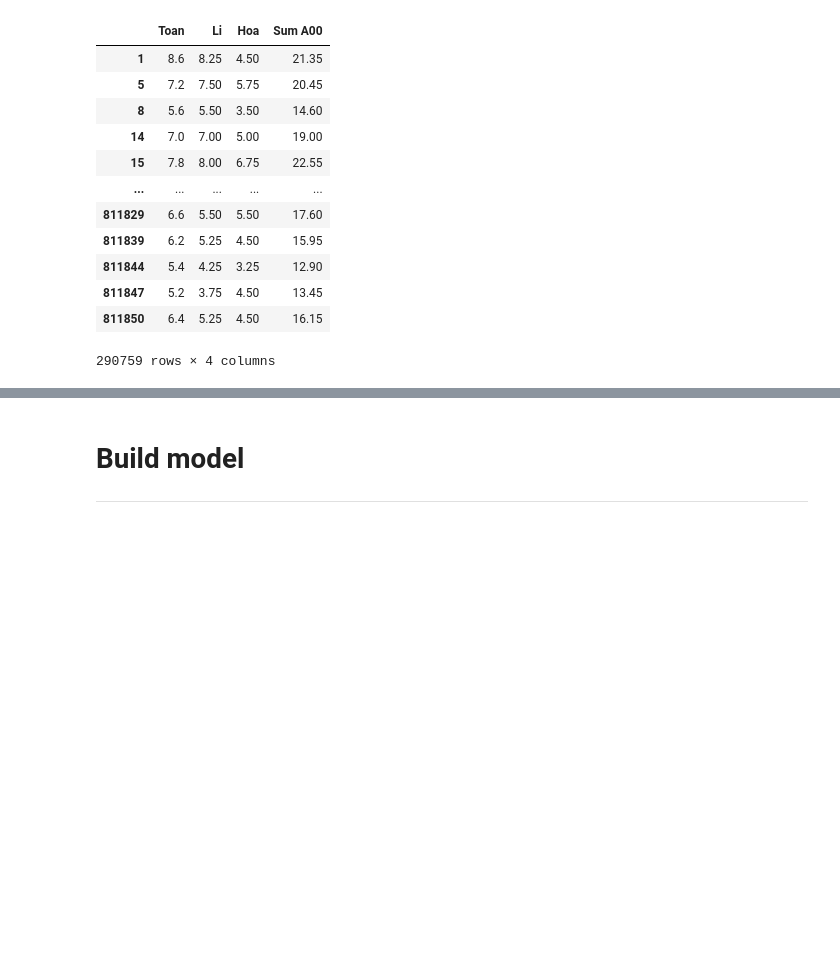
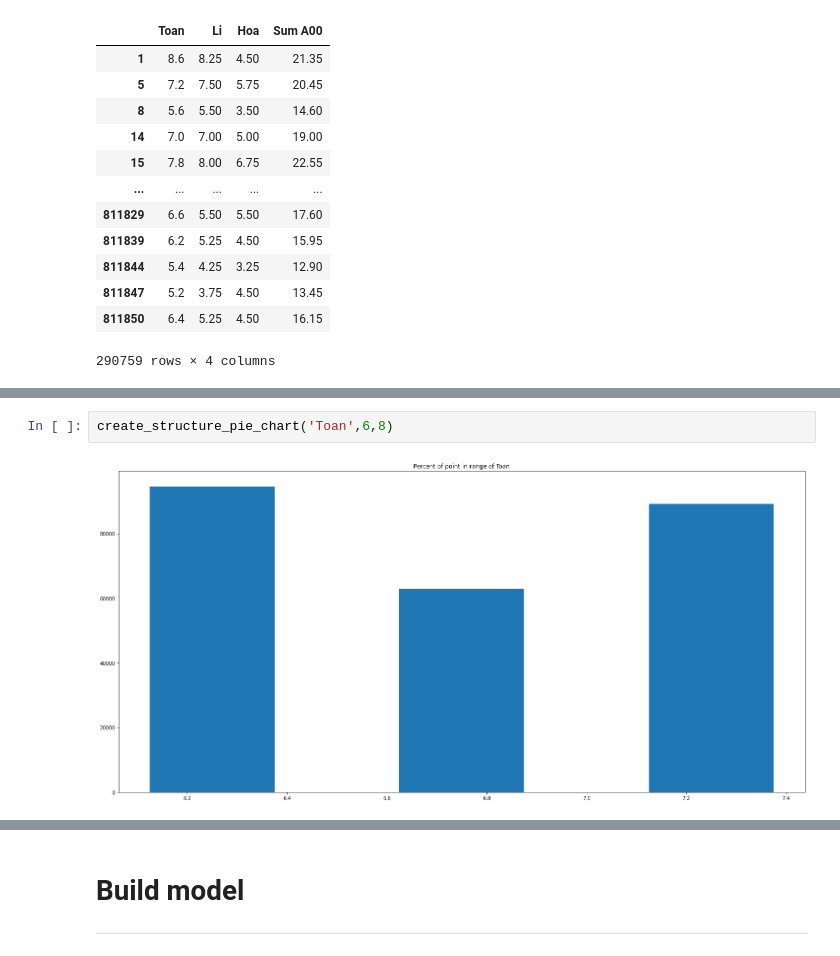
Before and after one commit to HoDangCao/Analyze-College-Entrance-Exam-Scores, a Jupyter notebook: demo.ipynb, the cells around one changed output, grey strips where cells are left out. Cells and saved outputs as stored; diff of their text form; blank space fills up the shorter version.

```diff
--- a/demo.ipynb
+++ b/demo.ipynb
@@ -335,0 +361,4 @@ visualize_spectrum('Sum D01', get_subject_from_group('D01'))
+# %%
+create_structure_pie_chart('Toan',6,8)
+# %% [output]
+[figure, added]
```
Also changed, not shown: parts of 14 cells of this notebook.
